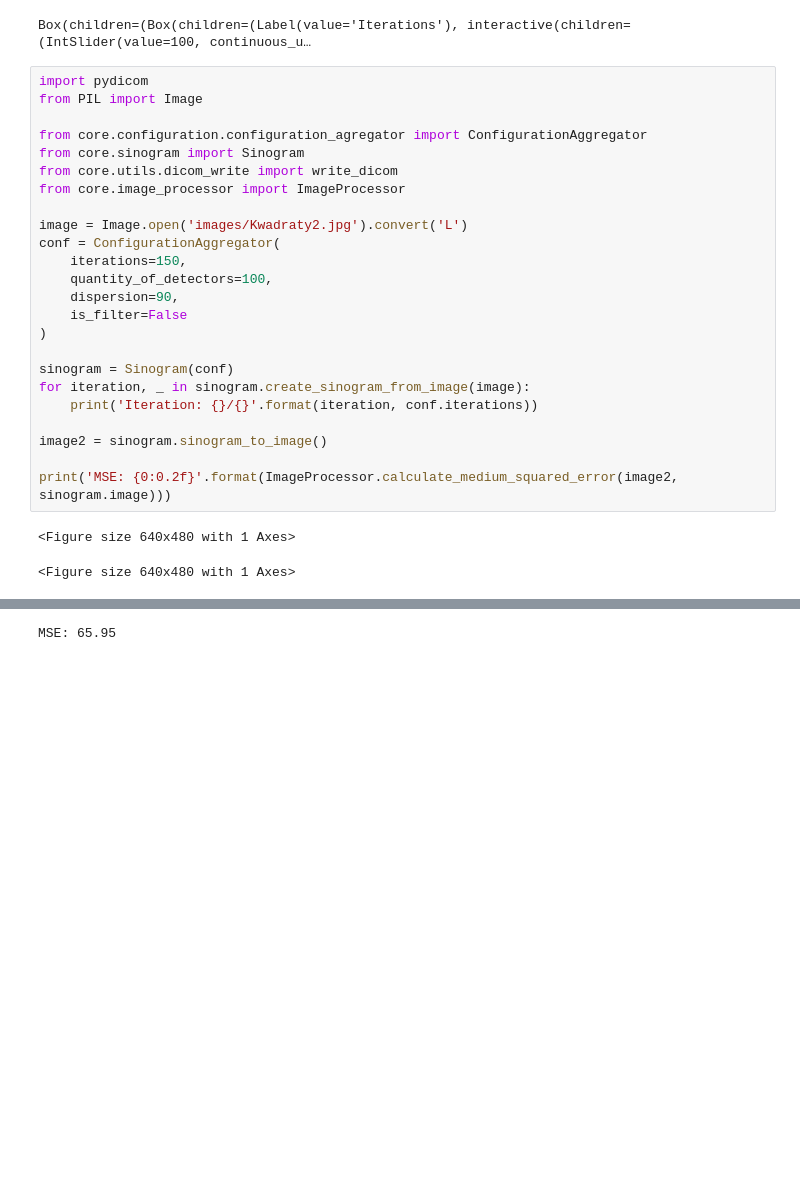
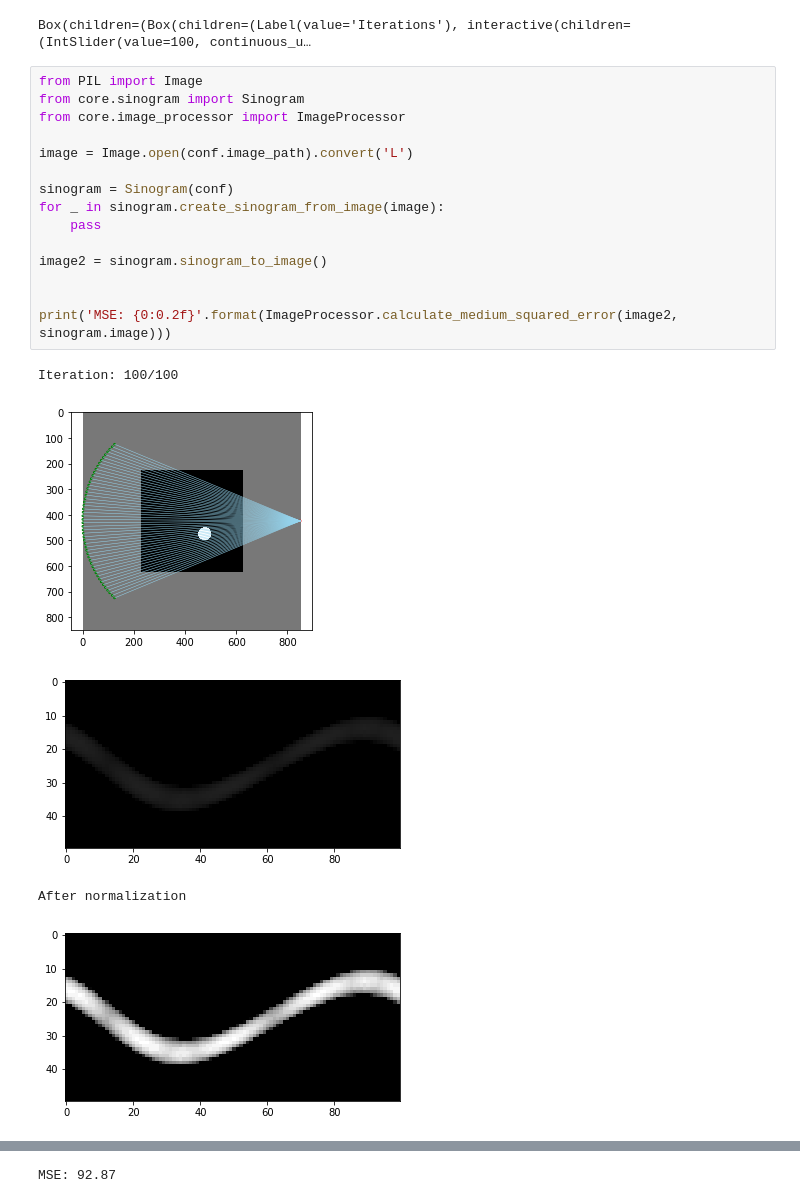
Before and after one commit to plutasnyy/iwm_tomograph, a Jupyter notebook: tomograph.ipynb, the cells around one changed output, grey strips where cells are left out. Saved outputs shown, nothing was run; the diff lists cells and outputs as text; blank space fills up the shorter version.

```diff
--- a/tomograph.ipynb
+++ b/tomograph.ipynb
@@ -9,29 +9,23 @@ get_setup_form(conf)
 # %% [output]
 Box(children=(Box(children=(Label(value='Iterations'), interactive(children=(IntSlider(value=100, continuous_u…
 # %%
-import pydicom
 from PIL import Image
-
-from core.configuration.configuration_agregator import ConfigurationAggregator
 from core.sinogram import Sinogram
-from core.utils.dicom_write import write_dicom
 from core.image_processor import ImageProcessor
 
-image = Image.open('images/Kwadraty2.jpg').convert('L')
-conf = ConfigurationAggregator(
-    iterations=150,
-    quantity_of_detectors=100,
-    dispersion=90,
-    is_filter=False
-)
+image = Image.open(conf.image_path).convert('L')
 
 sinogram = Sinogram(conf)
-for iteration, _ in sinogram.create_sinogram_from_image(image):
-    print('Iteration: {}/{}'.format(iteration, conf.iterations))
+for _ in sinogram.create_sinogram_from_image(image):
+    pass
 
 image2 = sinogram.sinogram_to_image()
 
+
 print('MSE: {0:0.2f}'.format(ImageProcessor.calculate_medium_squared_error(image2, sinogram.image)))
 # %% [output]
-<Figure size 640x480 with 1 Axes>
+Iteration: 100/100
+[figure, added]
+[figure, added]
-<Figure size 640x480 with 1 Axes>
+After normalization
+[figure, added]
@@ -38,4 +33,4 @@ print('MSE: {0:0.2f}'.format(ImageProcessor.calculate_medium_squared_error(image
-MSE: 65.95
+MSE: 92.87
 # %%
 from core.jupyter.dicom_form import get_dicom_form
 get_dicom_form(conf)
```
Also changed, not shown: parts of 2 cells of this notebook.
